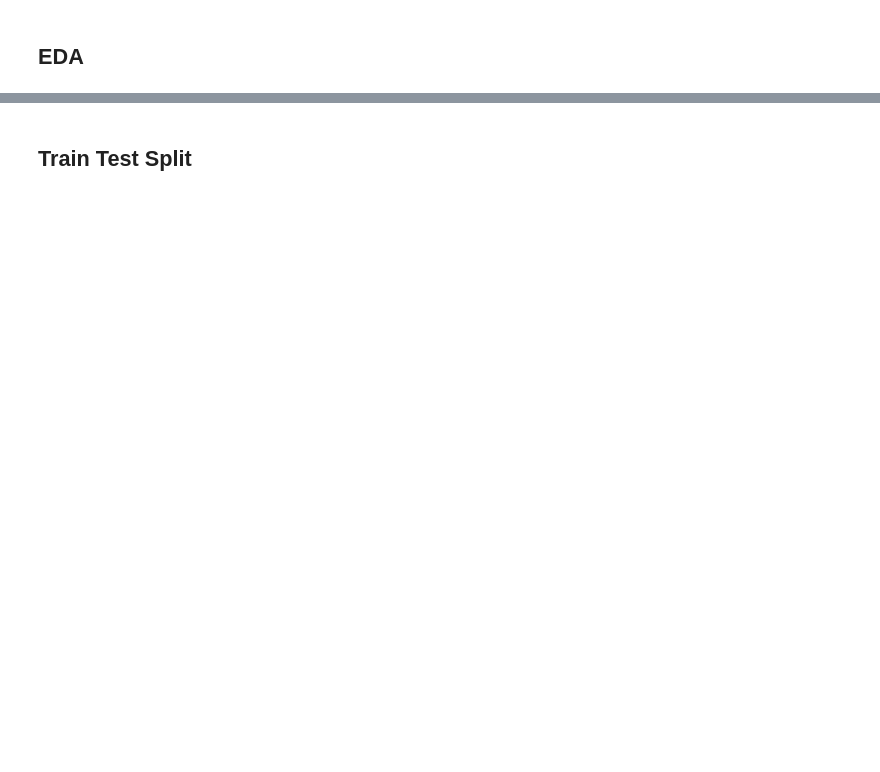
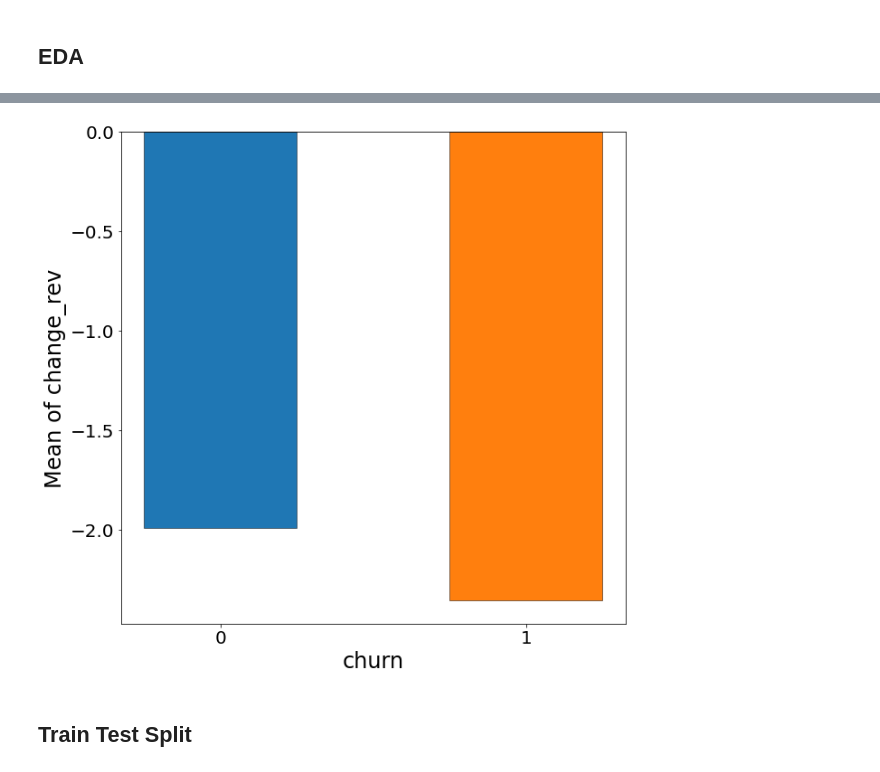
Before and after one commit to tom-uchida/GCI2020_Winter, a Jupyter notebook: final_task/src/main.ipynb, the cells around one changed output, grey strips where cells are left out. Saved outputs shown, nothing was run; the diff lists cells and outputs as text; code cells hidden in the pictures; blank space fills up the shorter version.

```diff
--- a/final_task/src/main.ipynb
+++ b/final_task/src/main.ipynb
@@ -277,3 +170,20 @@ df
+# %%
+# 平均と標準偏差を計算
+change_rev_mean = df_core['change_rev'].mean()
+change_rev_std = df_core['change_rev'].std()
+
+# 閾値を計算
+change_rev_th_upper = change_rev_mean + 2*change_rev_std
+change_rev_th_lower = change_rev_mean - 2*change_rev_std
+
+# 外れ値を除去
+df_change_rev = df_core[ (df_core['change_rev'] < change_rev_th_upper) & (df_core['change_rev'] > change_rev_th_lower) ]
+df_change_rev = df_change_rev[ ['change_rev', 'churn'] ]
+# %%
+# plot( df_core.groupby('churn')['change_rev'].mean(), 'Mean of change_rev' )
+plot( df_change_rev.groupby('churn')['change_rev'].mean(), 'Mean of change_rev' )
+# %% [output]
+[figure, added]
 # %% [markdown]
 ## Train Test Split
 # %%
```
Also changed, not shown: parts of 50 cells of this notebook, 3 other files.
